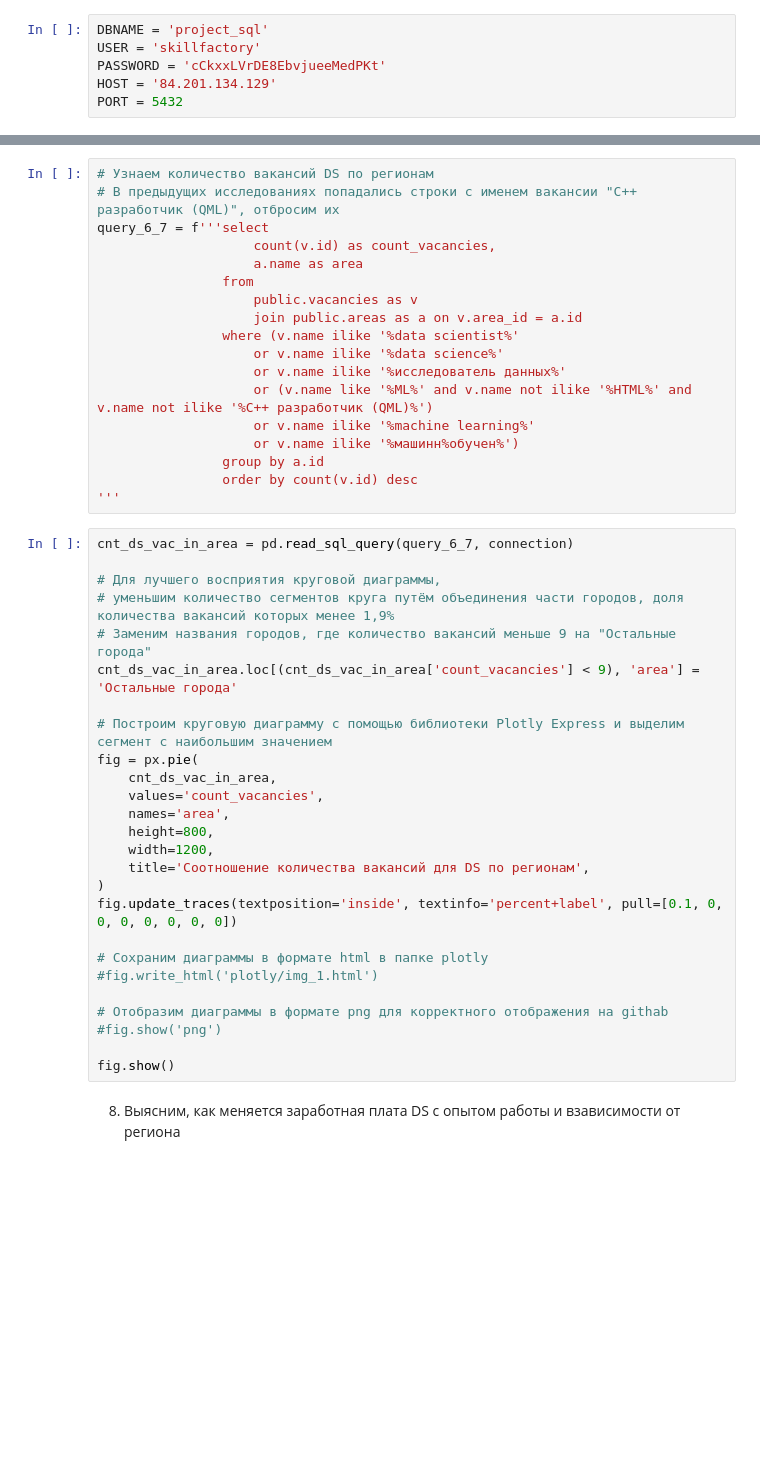
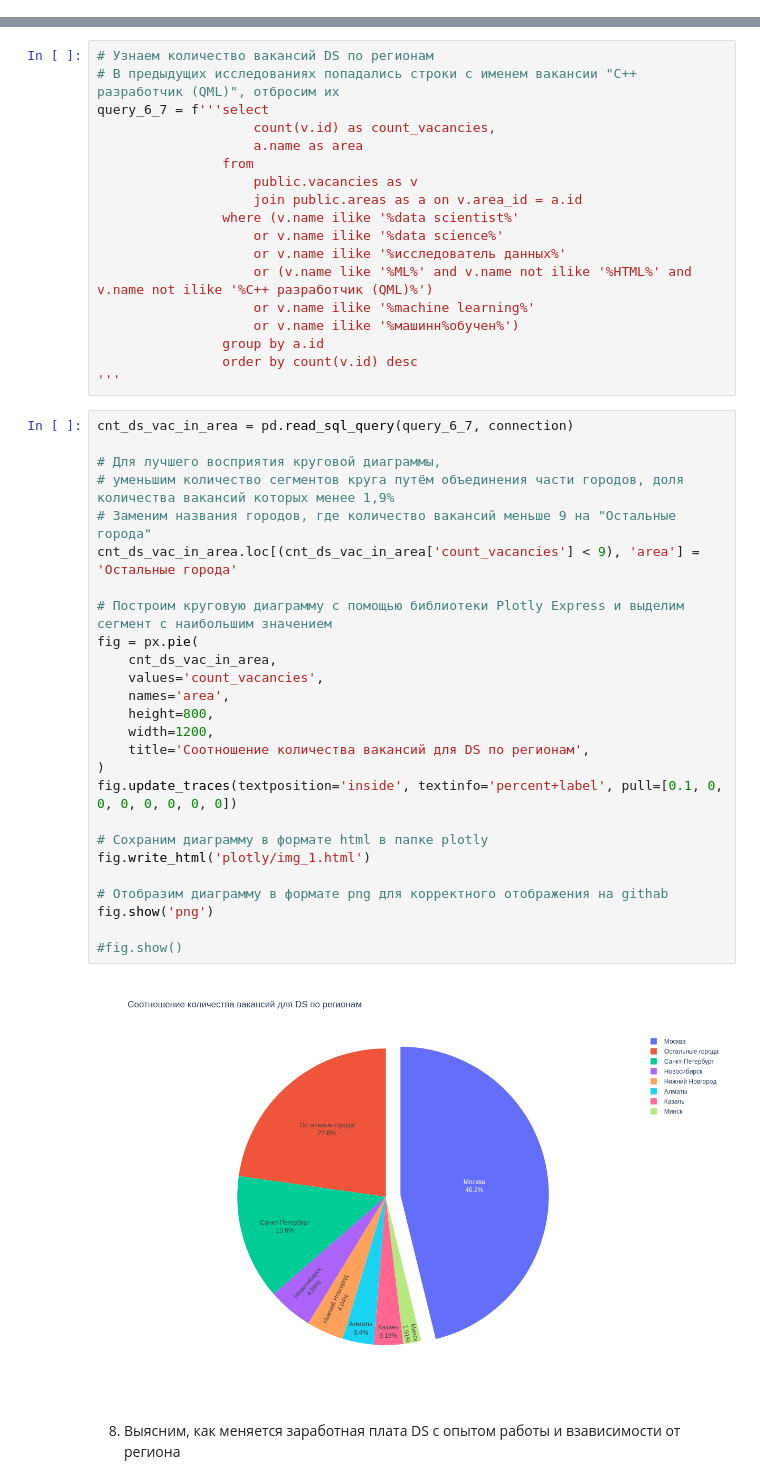
Before and after one commit to EleonoraRR/sf_data_science, a Jupyter notebook: Project_2/Project_2.ipynb, the cells around one changed output, grey strips where cells are left out. Drawn from its saved outputs; the diff is of its cells as text; blank space fills up the shorter version.

```diff
--- a/Project_2/Project_2.ipynb
+++ b/Project_2/Project_2.ipynb
@@ -13,12 +13,6 @@ import plotly.express as px
 # Для лучшей визуализации уберём предупреждения интерпретатора, не влияющие на результат
 import warnings
 warnings.filterwarnings('ignore')
-# %%
-DBNAME = 'project_sql'
-USER = 'skillfactory'
-PASSWORD = 'cCkxxLVrDE8EbvjueeMedPKt'
-HOST = '84.201.134.129'
-PORT = 5432
 # %%
 connection = psycopg2.connect(
     dbname=DBNAME,
@@ -648,29 +642,31 @@ query_6_7 = f'''select
 # %%
 cnt_ds_vac_in_area = pd.read_sql_query(query_6_7, connection)
 
 # Для лучшего восприятия круговой диаграммы,
 # уменьшим количество сегментов круга путём объединения части городов, доля количества вакансий которых менее 1,9%
 # Заменим названия городов, где количество вакансий меньше 9 на "Остальные города"
 cnt_ds_vac_in_area.loc[(cnt_ds_vac_in_area['count_vacancies'] < 9), 'area'] = 'Остальные города'
 
 # Построим круговую диаграмму с помощью библиотеки Plotly Express и выделим сегмент с наибольшим значением
 fig = px.pie(
     cnt_ds_vac_in_area,
     values='count_vacancies',
     names='area',
     height=800,
     width=1200,
     title='Соотношение количества вакансий для DS по регионам',
 )
 fig.update_traces(textposition='inside', textinfo='percent+label', pull=[0.1, 0, 0, 0, 0, 0, 0, 0])
 
-# Сохраним диаграммы в формате html в папке plotly
-#fig.write_html('plotly/img_1.html')
+# Сохраним диаграмму в формате html в папке plotly
+fig.write_html('plotly/img_1.html')
 
-# Отобразим диаграммы в формате png для корректного отображения на githab
-#fig.show('png')
+# Отобразим диаграмму в формате png для корректного отображения на githab
+fig.show('png')
 
-fig.show()
+#fig.show()
+# %% [output]
+[figure, added]
 # %% [markdown]
 8) Выясним, как меняется заработная плата DS с опытом работы и взависимости от региона
 # %%
```
Also changed, not shown: 1 other file.
